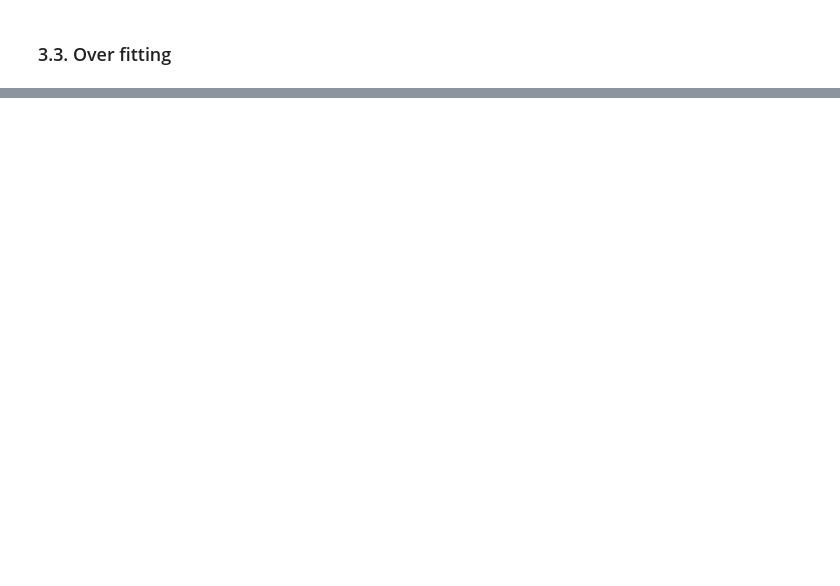
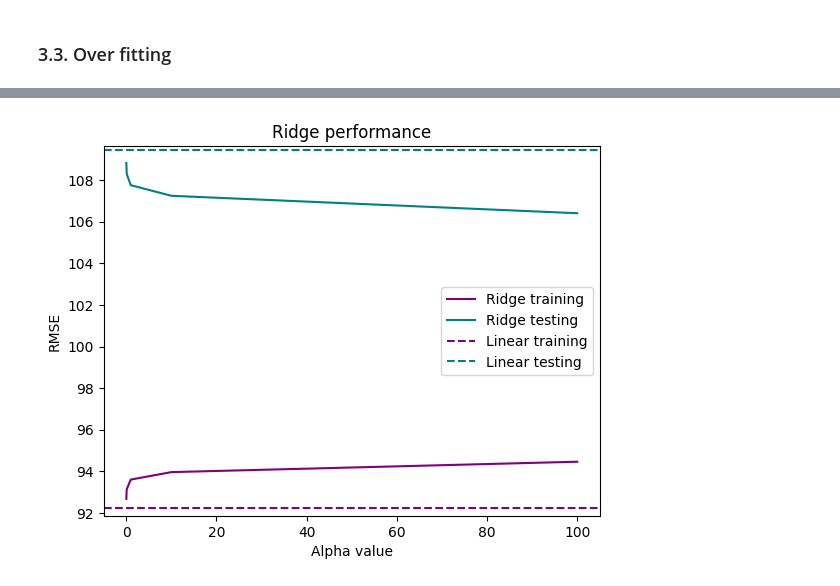
Before and after one commit to kebo0267/AI_ML_Classwork, a Jupyter notebook: class_demo/Lesson_19_demo.ipynb, the cells around one changed output, grey strips where cells are left out. Saved outputs shown, nothing was run; the diff lists cells and outputs as text; code cells hidden in the pictures; blank space fills up the shorter version.

```diff
--- a/class_demo/Lesson_19_demo.ipynb
+++ b/class_demo/Lesson_19_demo.ipynb
@@ -346,0 +368,44 @@ plt.show()
+# %%
+from sklearn.linear_model import Ridge
+
+# Train Ridge regression with different alpha values
+alphas = [0.01, 0.1, 1.0, 10.0, 100.0]
+training_scores = []
+testing_scores = []
+
+for alpha in alphas:
+
+    ridge_model = Ridge(alpha=alpha)
+
+    ridge_model.fit(
+        train_df.drop(columns='distance_to_water'),
+        train_df['distance_to_water']
+    )
+
+    ridge_training_predictions = ridge_model.predict(
+        train_df.drop(columns='distance_to_water')
+    )
+
+    ridge_testing_predictions = ridge_model.predict(
+        test_df.drop(columns='distance_to_water')
+    )
+
+    training_scores.append(
+        root_mean_squared_error(train_df['distance_to_water'], ridge_training_predictions)
+    )
+
+    testing_scores.append(
+        root_mean_squared_error(test_df['distance_to_water'], ridge_testing_predictions)
+    )
+# %%
+plt.title('Ridge performance')
+plt.plot(alphas, training_scores, color='purple', label='Ridge training')
+plt.plot(alphas, testing_scores, color='teal', label='Ridge testing')
+plt.axhline(train_rmse, color='purple', linestyle='--', label='Linear training')
+plt.axhline(test_rmse, color='teal', linestyle='--', label='Linear testing')
+plt.xlabel('Alpha value')
+plt.ylabel('RMSE')
+plt.legend()
+plt.show()
+# %% [output]
+[figure, added]
```
Also changed, not shown: parts of 31 cells of this notebook, 9 other files.
